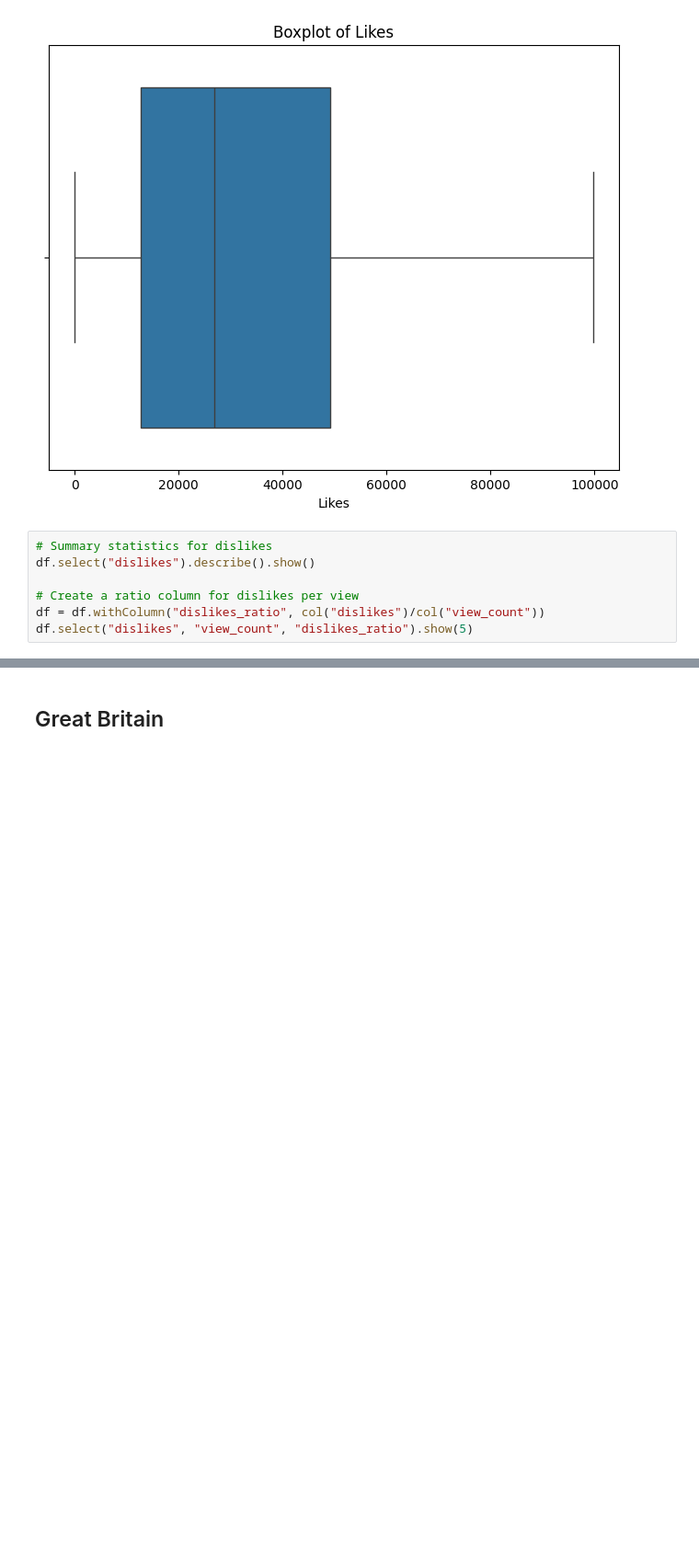
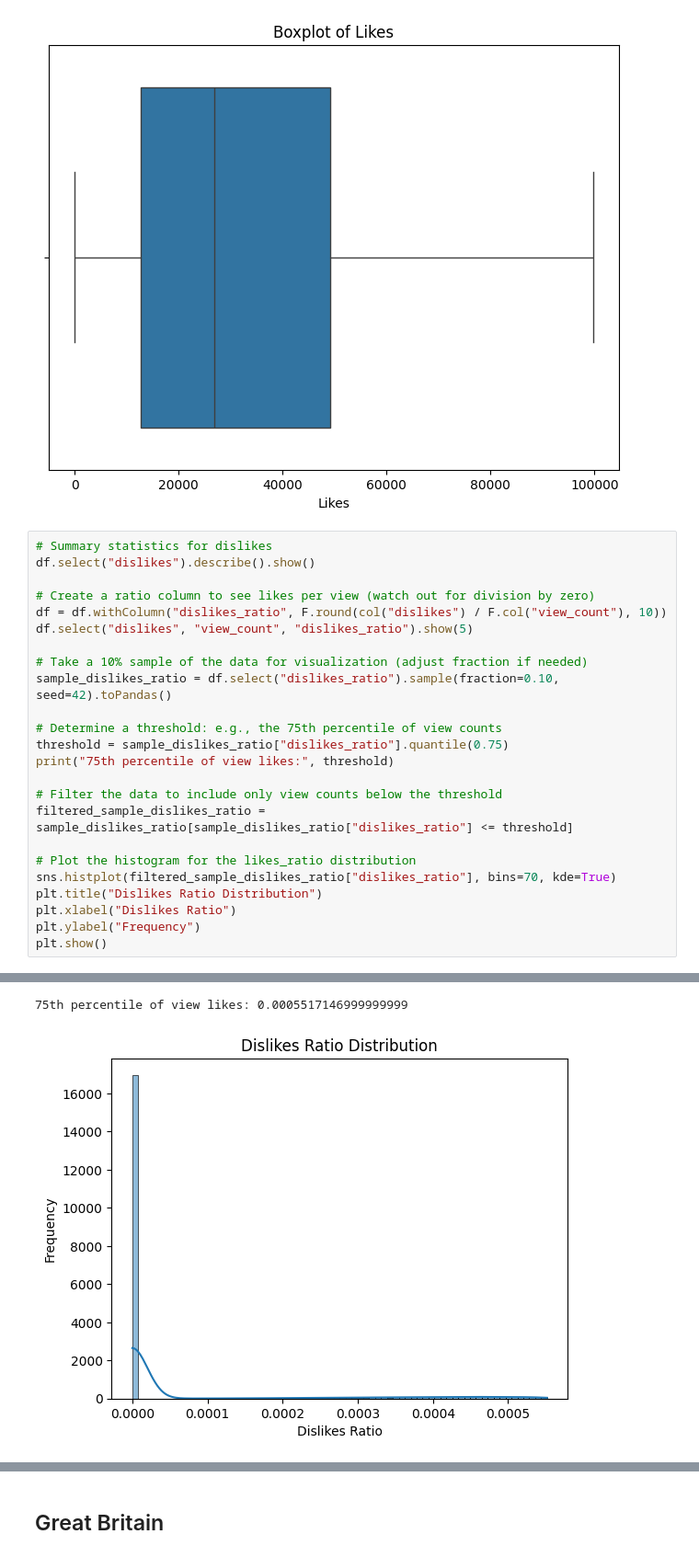
Before and after one commit to muzzy3k/YouTubeBigData, a Jupyter notebook: CA_EDA.ipynb, the cells around one changed output, grey strips where cells are left out. Shown at 92% size. Cells and saved outputs as stored; diff of their text form; blank space fills up the shorter version.

```diff
--- a/EDA.ipynb
+++ b/CA_EDA.ipynb
@@ -400,9 +478,26 @@ plt.show()
 # Summary statistics for dislikes
 df.select("dislikes").describe().show()
 
-# Create a ratio column for dislikes per view
-df = df.withColumn("dislikes_ratio", col("dislikes")/col("view_count"))
+# Create a ratio column to see likes per view (watch out for division by zero)
+df = df.withColumn("dislikes_ratio", F.round(col("dislikes") / F.col("view_count"), 10))
 df.select("dislikes", "view_count", "dislikes_ratio").show(5)
+
+# Take a 10% sample of the data for visualization (adjust fraction if needed)
+sample_dislikes_ratio = df.select("dislikes_ratio").sample(fraction=0.10, seed=42).toPandas()
+
+# Determine a threshold: e.g., the 75th percentile of view counts
+threshold = sample_dislikes_ratio["dislikes_ratio"].quantile(0.75)
+print("75th percentile of view likes:", threshold)
+
+# Filter the data to include only view counts below the threshold
+filtered_sample_dislikes_ratio = sample_dislikes_ratio[sample_dislikes_ratio["dislikes_ratio"] <= threshold]
+
+# Plot the histogram for the likes_ratio distribution
+sns.histplot(filtered_sample_dislikes_ratio["dislikes_ratio"], bins=70, kde=True)
+plt.title("Dislikes Ratio Distribution")
+plt.xlabel("Dislikes Ratio")
+plt.ylabel("Frequency")
+plt.show()
 # %% [output]
 +-------+------------------+
 |summary|          dislikes|
@@ -426,4 +521,6 @@ df.select("dislikes", "view_count", "dislikes_ratio").show(5)
 only showing top 5 rows
+75th percentile of view likes: 0.0005517146999999999
+[figure, added]
 # %%
 # Summary statistics for comment_count
 df.select("comment_count").describe().show()
```
Also changed, not shown: parts of 15 cells of this notebook, 2 other files.
